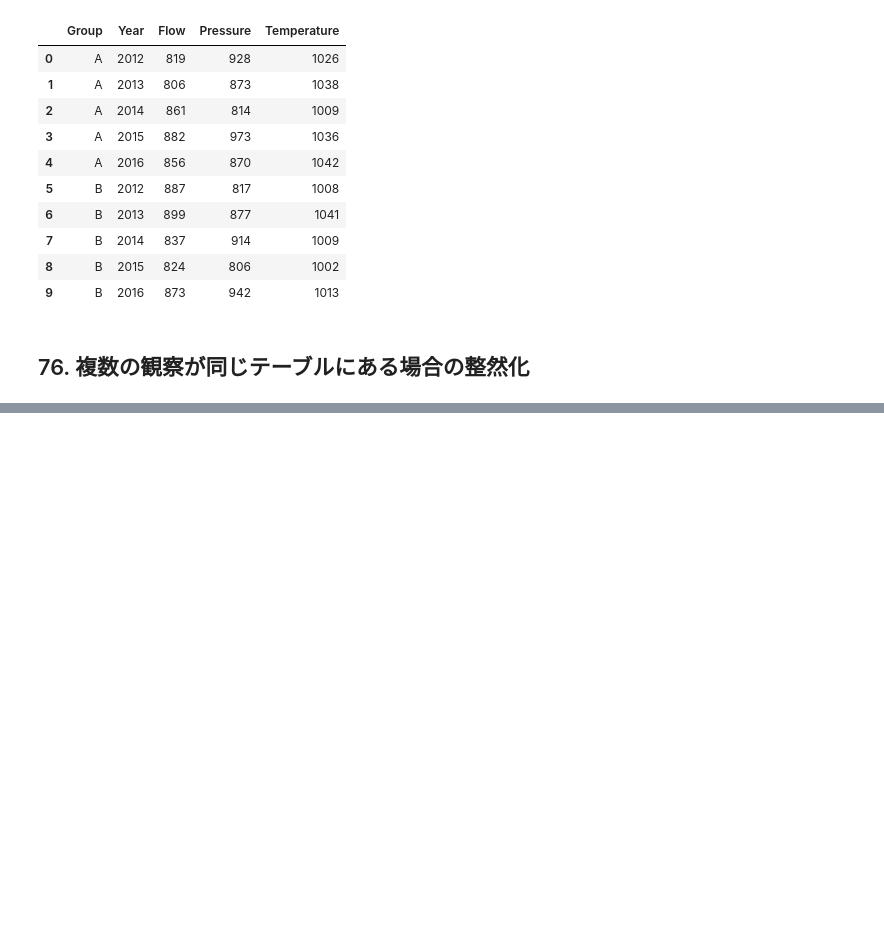
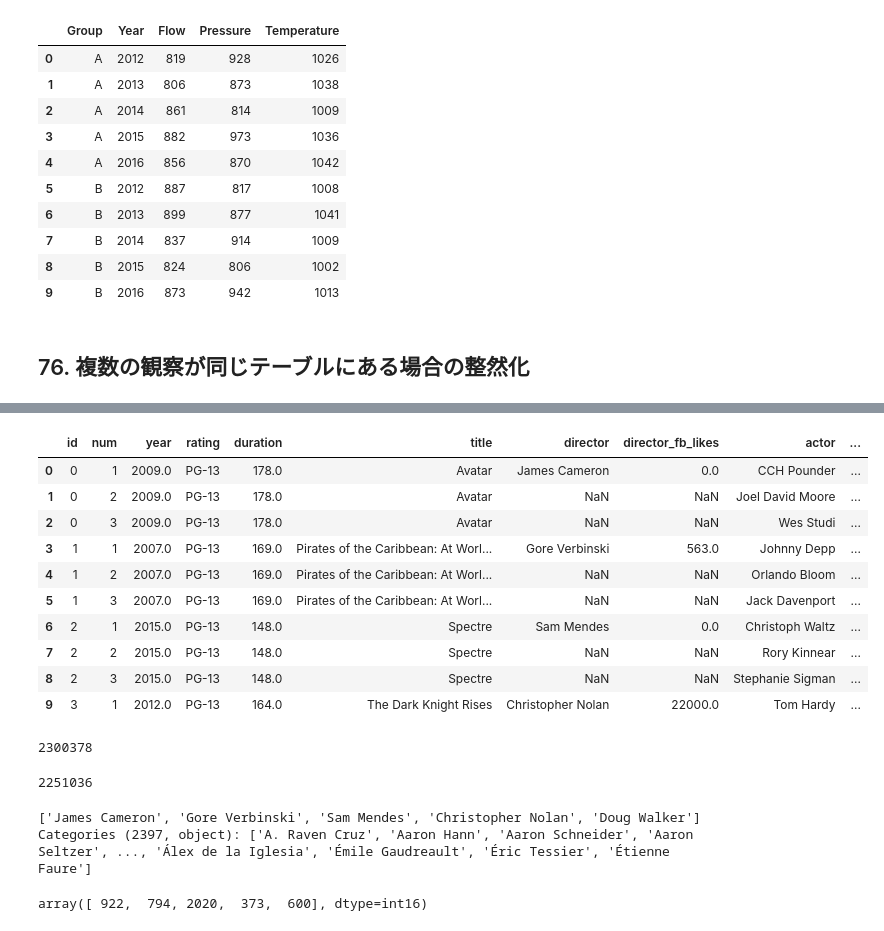
Before and after one commit to okmokm422/TIL, a Jupyter notebook: 1. Python/3. Pandas-cookbook/Chapter8.ipynb, the cells around one changed output, grey strips where cells are left out. Drawn from its saved outputs; the diff is of its cells as text; code cells hidden in the pictures; blank space fills up the shorter version.

```diff
--- a/1. Python/3. Pandas-cookbook/Chapter8.ipynb
+++ b/1. Python/3. Pandas-cookbook/Chapter8.ipynb
@@ -1144,0 +1146,4 @@ sensors.set_index(["Group", "Property"])\
+# %%
+# 1)
+movie = pd.read_csv("Pandas-Cookbook-master/data/movie_altered.csv")
+movie.head()
@@ -1144,0 +1157,5 @@ sensors.set_index(["Group", "Property"])\
+# %%
+# 2) 映画に異なる識別番号を振るカラム"id"をinsertで挿入
+# insert(insertion position, column name, values)
+movie.insert(0, "id", np.arange(len(movie)))
+movie.head()
@@ -1144,0 +1169,20 @@ sensors.set_index(["Group", "Property"])\
+# %%
+# 3) データセットを整然化する
+# 複数カラムになっているdirector,actor,fb_likesを、wide_to_longを使ってstubnamesの4つのカラムにまとめる
+# wide_to_longは数字終わりのカラム名に作用する
+stubnames = ["director", "director_fb_likes", "actor", "actor_fb_likes"]
+movie_long = pd.wide_to_long(movie, stubnames=stubnames, i="id", j="num", sep="_").reset_index()
+movie_long["num"] = movie_long["num"].astype(int)
+movie_long.head(10)
+# %% [output]
+|  | id | num | year | rating | duration | title | director | director_fb_likes | actor | ... |
+| 0 | 0 | 1 | 2009.0 | PG-13 | 178.0 | Avatar | James Cameron | 0.0 | CCH Pounder | ... |
+| 1 | 0 | 2 | 2009.0 | PG-13 | 178.0 | Avatar | NaN | NaN | Joel David Moore | ... |
+| 2 | 0 | 3 | 2009.0 | PG-13 | 178.0 | Avatar | NaN | NaN | Wes Studi | ... |
+| 3 | 1 | 1 | 2007.0 | PG-13 | 169.0 | Pirates of the Caribbean: At Worl... | Gore Verbinski | 563.0 | Johnny Depp | ... |
+| 4 | 1 | 2 | 2007.0 | PG-13 | 169.0 | Pirates of the Caribbean: At Worl... | NaN | NaN | Orlando Bloom | ... |
+| 5 | 1 | 3 | 2007.0 | PG-13 | 169.0 | Pirates of the Caribbean: At Worl... | NaN | NaN | Jack Davenport | ... |
+| 6 | 2 | 1 | 2015.0 | PG-13 | 148.0 | Spectre | Sam Mendes | 0.0 | Christoph Waltz | ... |
+| 7 | 2 | 2 | 2015.0 | PG-13 | 148.0 | Spectre | NaN | NaN | Rory Kinnear | ... |
+| 8 | 2 | 3 | 2015.0 | PG-13 | 148.0 | Spectre | NaN | NaN | Stephanie Sigman | ... |
+| 9 | 3 | 1 | 2012.0 | PG-13 | 164.0 | The Dark Knight Rises | Christopher Nolan | 22000.0 | Tom Hardy | ... |
@@ -1144,0 +1199,12 @@ sensors.set_index(["Group", "Property"])\
+# %%
+# 6) 元のデータセットのメモリ使用量
+movie.memory_usage(deep=True).sum()
+# %% [output]
+2300378
+# %%
+# 新しいテーブルのメモリ使用量
+movie_table.memory_usage(deep=True).sum() + \
+director_table.memory_usage(deep=True).sum() + \
+actor_table.memory_usage(deep=True).sum()
+# %% [output]
+2251036
@@ -1144,0 +1219,9 @@ sensors.set_index(["Group", "Property"])\
+# %%
+director_cat[:5]
+# %% [output]
+['James Cameron', 'Gore Verbinski', 'Sam Mendes', 'Christopher Nolan', 'Doug Walker']
+Categories (2397, object): ['A. Raven Cruz', 'Aaron Hann', 'Aaron Schneider', 'Aaron Seltzer', ..., 'Álex de la Iglesia', 'Émile Gaudreault', 'Éric Tessier', 'Étienne Faure']
+# %%
+director_cat.codes[:5]
+# %% [output]
+array([ 922,  794, 2020,  373,  600], dtype=int16)
```
Also changed, not shown: parts of 12 cells of this notebook, 5 other files.
